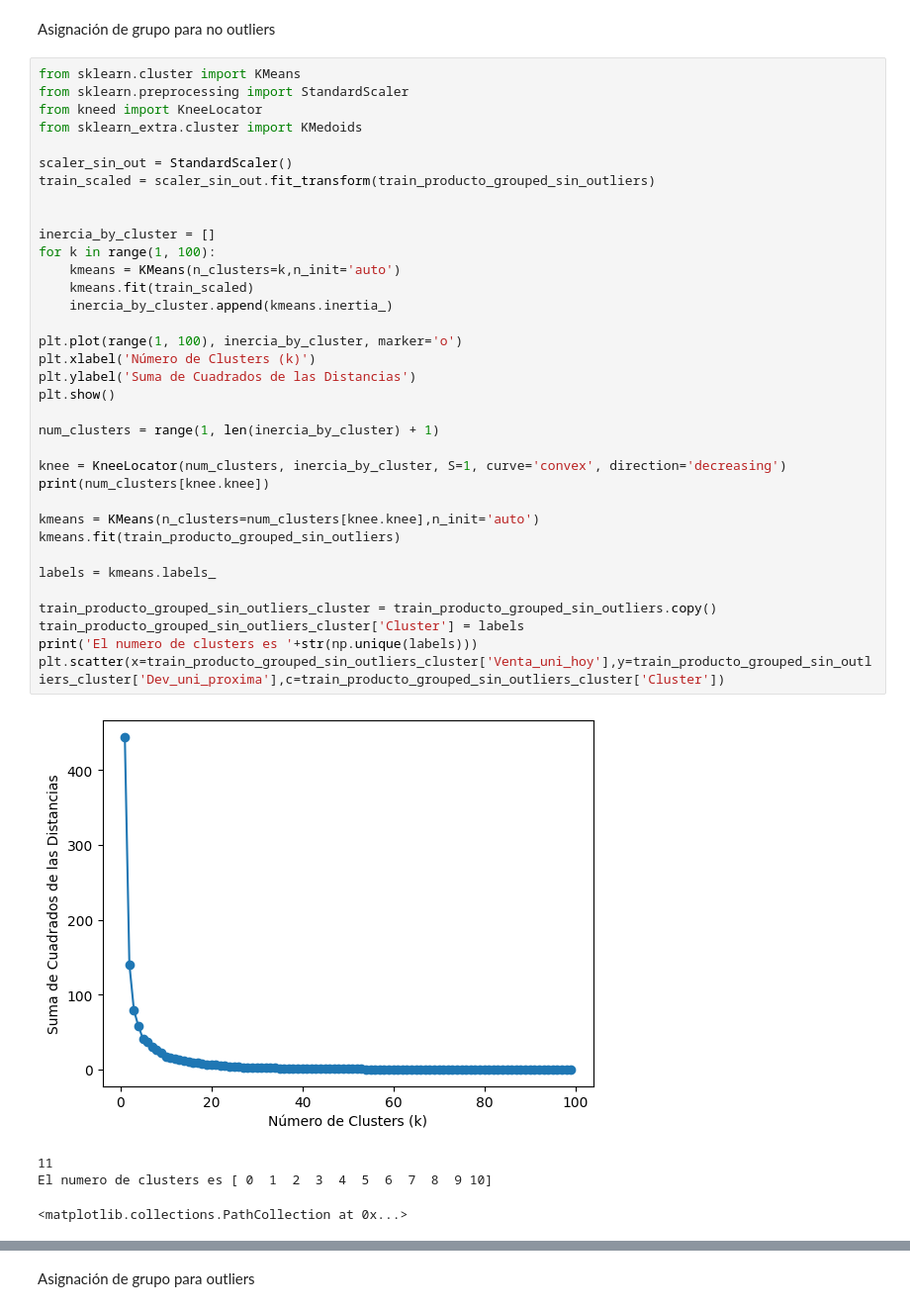
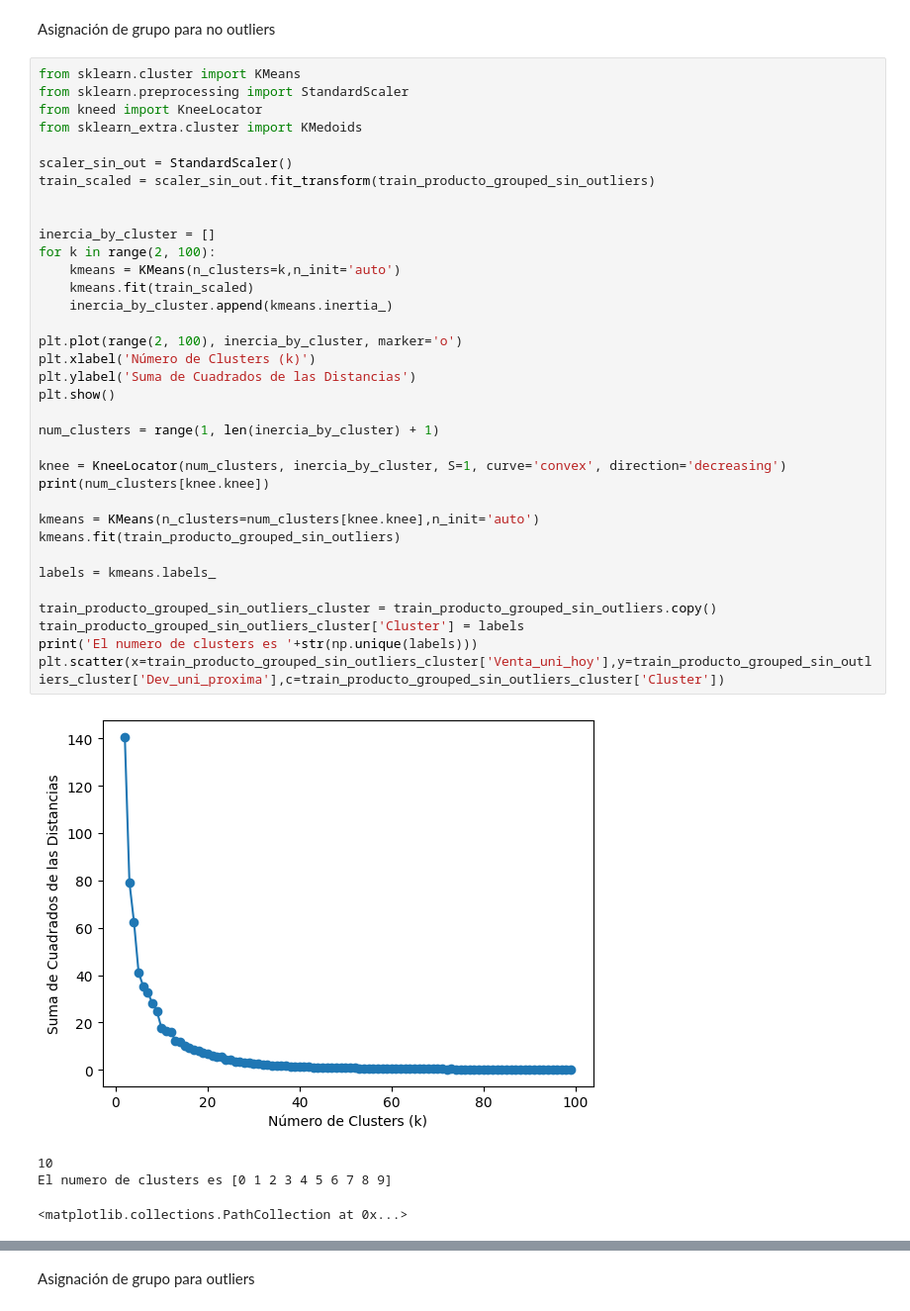
Before and after one commit to christiansakerb/Bimbo_Demanda-Inventario, a Jupyter notebook: notebook.ipynb, the cells around one changed output, grey strips where cells are left out. Shown: that part at 99% size. Saved outputs shown, nothing was run; the diff lists cells and outputs as text.

```diff
--- a/notebook.ipynb
+++ b/notebook.ipynb
@@ -285,36 +285,36 @@ from kneed import KneeLocator
 from sklearn_extra.cluster import KMedoids
 
 scaler_sin_out = StandardScaler()
 train_scaled = scaler_sin_out.fit_transform(train_producto_grouped_sin_outliers)
 
 
 inercia_by_cluster = []
-for k in range(1, 100):
+for k in range(2, 100):
     kmeans = KMeans(n_clusters=k,n_init='auto')
     kmeans.fit(train_scaled)
     inercia_by_cluster.append(kmeans.inertia_)
 
-plt.plot(range(1, 100), inercia_by_cluster, marker='o')
+plt.plot(range(2, 100), inercia_by_cluster, marker='o')
 plt.xlabel('Número de Clusters (k)')
 plt.ylabel('Suma de Cuadrados de las Distancias')
 plt.show()
 
 num_clusters = range(1, len(inercia_by_cluster) + 1)
 
 knee = KneeLocator(num_clusters, inercia_by_cluster, S=1, curve='convex', direction='decreasing')
 print(num_clusters[knee.knee])
 
 kmeans = KMeans(n_clusters=num_clusters[knee.knee],n_init='auto')
 kmeans.fit(train_producto_grouped_sin_outliers)
 
 labels = kmeans.labels_
 
 train_producto_grouped_sin_outliers_cluster = train_producto_grouped_sin_outliers.copy()
 train_producto_grouped_sin_outliers_cluster['Cluster'] = labels
 print('El numero de clusters es '+str(np.unique(labels)))
 plt.scatter(x=train_producto_grouped_sin_outliers_cluster['Venta_uni_hoy'],y=train_producto_grouped_sin_outliers_cluster['Dev_uni_proxima'],c=train_producto_grouped_sin_outliers_cluster['Cluster'])
 # %% [output]
-[figure, old version]
+[figure, new version]
-11
-El numero de clusters es [ 0  1  2  3  4  5  6  7  8  9 10]
+10
+El numero de clusters es [0 1 2 3 4 5 6 7 8 9]
 <matplotlib.collections.PathCollection at 0x...>
```
Also changed, not shown: parts of 10 cells of this notebook.
